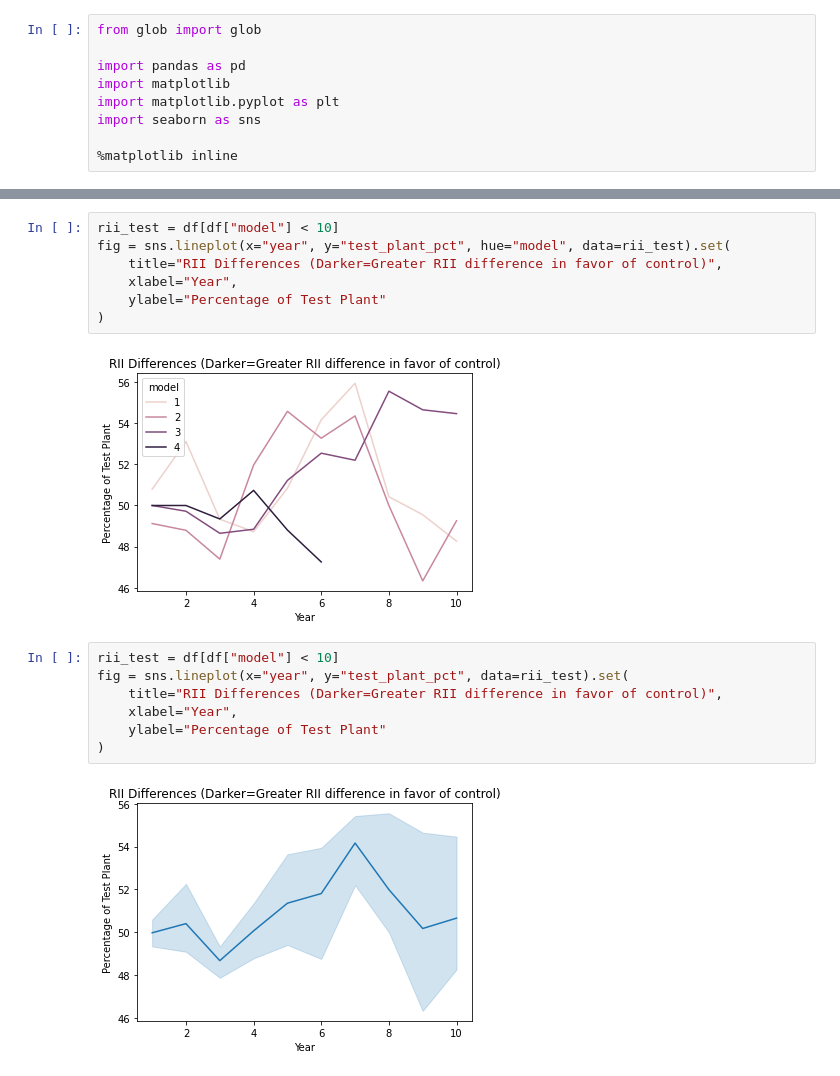
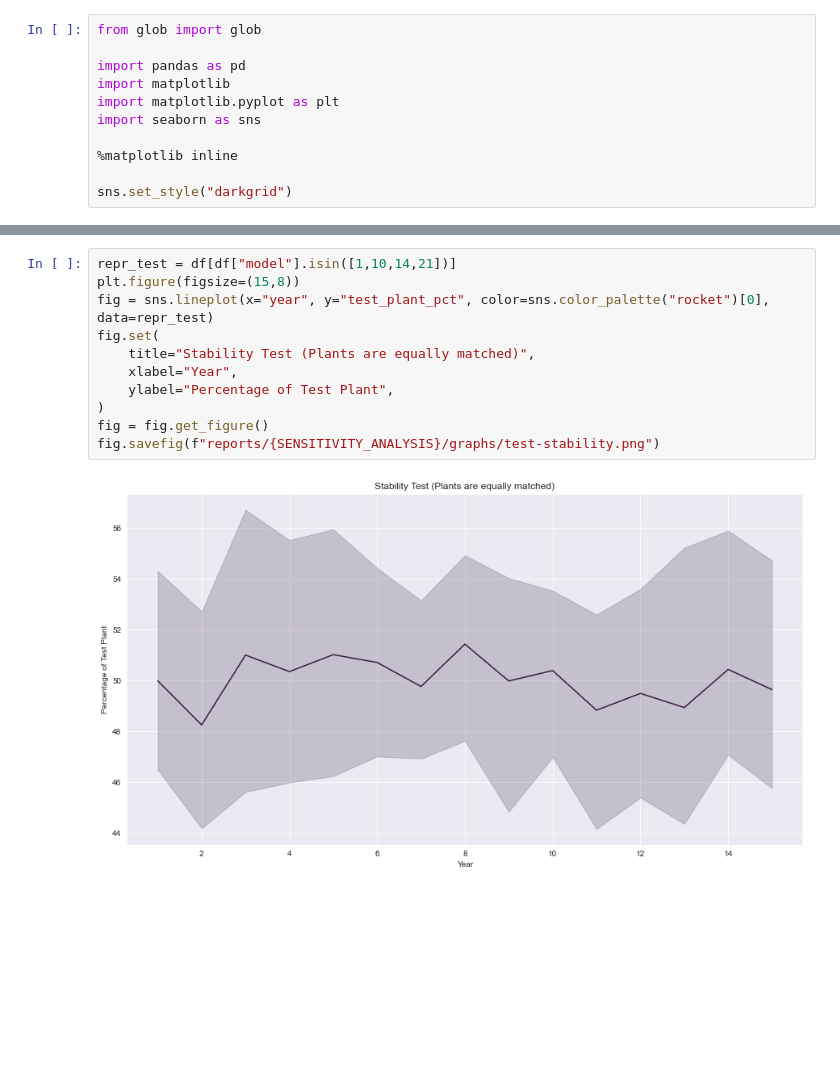
Before and after one commit to Hunterb9101/stochastic-plant-model, a Jupyter notebook: sensitivity_analysis_plots.ipynb, the cells around one changed output, grey strips where cells are left out. Drawn from its saved outputs; the diff is of its cells as text; blank space fills up the shorter version.

Commit message:
Upgraded sensitivity analysis plots.

```diff
--- a/sensitivity_analysis_plots.ipynb
+++ b/sensitivity_analysis_plots.ipynb
@@ -7,3 +7,5 @@ import matplotlib.pyplot as plt
 import seaborn as sns
 
 %matplotlib inline
+
+sns.set_style("darkgrid")
@@ -74,18 +98,13 @@ print(len(df))
 # %%
-rii_test = df[df["model"] < 10]
-fig = sns.lineplot(x="year", y="test_plant_pct", hue="model", data=rii_test).set(
-    title="RII Differences (Darker=Greater RII difference in favor of control)",
+repr_test = df[df["model"].isin([1,10,14,21])]
+plt.figure(figsize=(15,8))
+fig = sns.lineplot(x="year", y="test_plant_pct", color=sns.color_palette("rocket")[0], data=repr_test)
+fig.set(
+    title="Stability Test (Plants are equally matched)",
     xlabel="Year",
-    ylabel="Percentage of Test Plant"
+    ylabel="Percentage of Test Plant",
 )
+fig = fig.get_figure()
+fig.savefig(f"reports/{SENSITIVITY_ANALYSIS}/graphs/test-stability.png")
 # %% [output]
-[figure, old version]
+[figure, new version]
-# %%
-rii_test = df[df["model"] < 10]
-fig = sns.lineplot(x="year", y="test_plant_pct", data=rii_test).set(
-    title="RII Differences (Darker=Greater RII difference in favor of control)",
-    xlabel="Year",
-    ylabel="Percentage of Test Plant"
-)
-# %% [output]
-[figure, removed]
```
Also changed, not shown: parts of 9 cells of this notebook, 1 other file.
